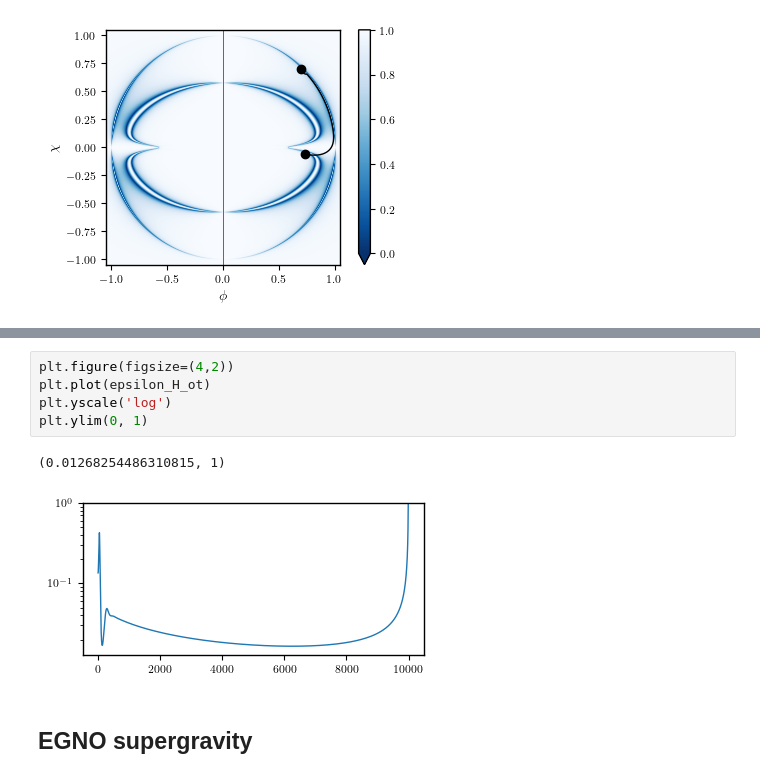
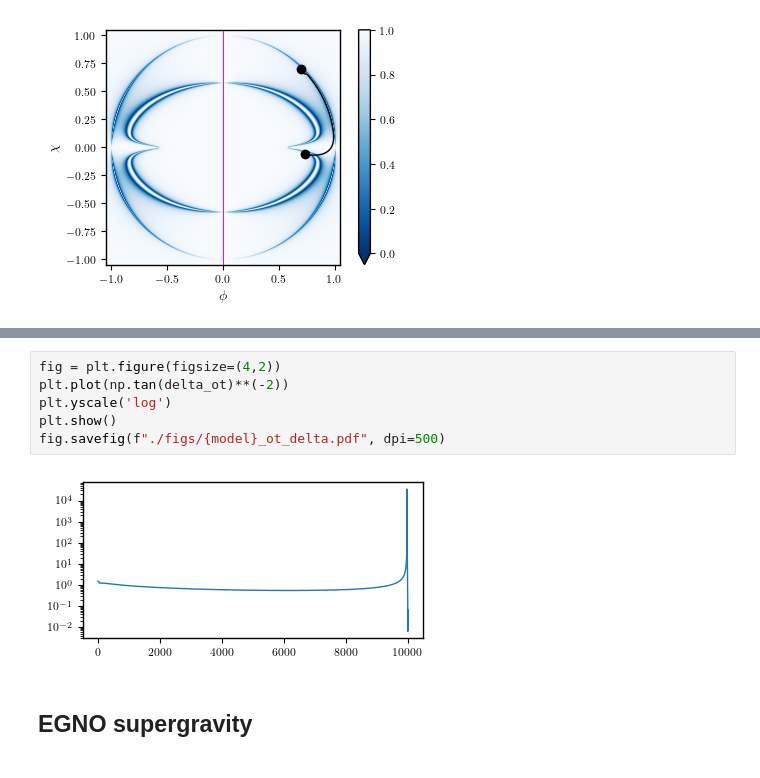
Before and after one commit to smups/srrt_models, a Jupyter notebook: plots.ipynb, the cells around one changed output, grey strips where cells are left out. Saved outputs shown, nothing was run; the diff lists cells and outputs as text.

```diff
--- a/plots.ipynb
+++ b/plots.ipynb
@@ -323,11 +323,11 @@ fig.savefig(f"./figs/{model}_omega.pdf", dpi=500)
 # %%
-plt.figure(figsize=(4,2))
-plt.plot(epsilon_H_ot)
+fig = plt.figure(figsize=(4,2))
+plt.plot(np.tan(delta_ot)**(-2))
 plt.yscale('log')
-plt.ylim(0, 1)
+plt.show()
+fig.savefig(f"./figs/{model}_ot_delta.pdf", dpi=500)
 # %% [output]
-(0.01268254486310815, 1)
-[figure, old version]
+[figure, new version]
 # %% [markdown]
 ## EGNO supergravity
 # %%
```
Also changed, not shown: parts of 14 cells of this notebook, 23 other files.
